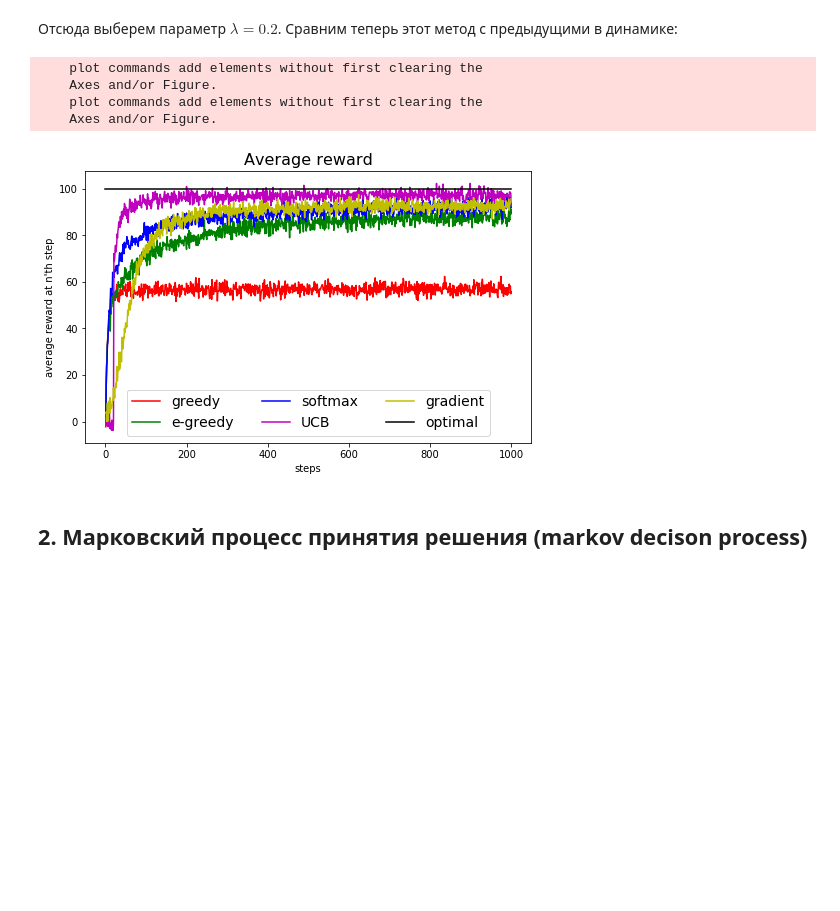
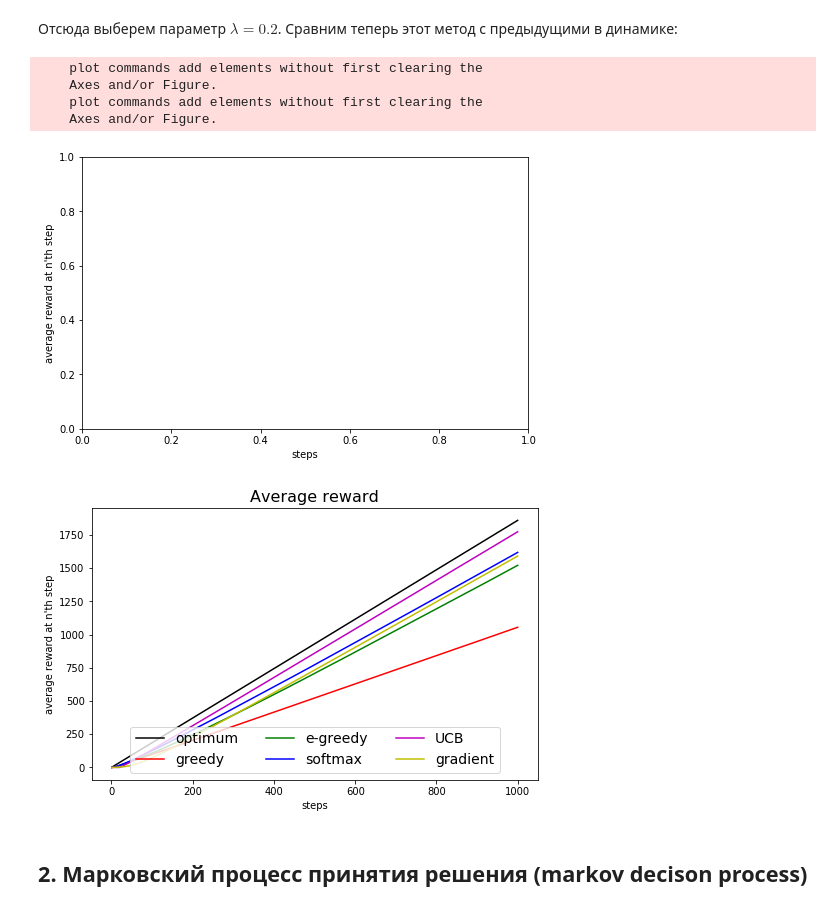
Before and after one commit to v-sopov/renju, a Jupyter notebook: lab4_solution.ipynb, the cells around one changed output. Saved outputs shown, nothing was run; the diff lists cells and outputs as text; code cells hidden in the pictures; blank space fills up the shorter version.

Commit message:
Added simple environment model

```diff
--- a/lab4_solution.ipynb
+++ b/lab4_solution.ipynb
@@ -91,34 +91,36 @@ class Player:
         self.strategy_class = strategy_class
         self.steps = steps
         self.strategy_args = kwargs
-    def evaluate(self, games=10000, progressbar=True,hold=False, show=True,
+    def evaluate(self, games=1000, progressbar=True,hold=False, show=True,
                  show_opt=True, smoothen=False, color='b', label=' '):
         rewards = np.zeros(self.steps)
-        optimum = 0.0
+        optimum = np.zeros(self.steps)
         if progressbar:
             games_range = log_progress(range(games), every=10)
         else:
             games_range = range(games)
         for game in games_range:
             model = MAB_Model(self.actions)
-            optimum += model.reward_means.max()
             strategy = self.strategy_class(model, **(self.strategy_args))
             for i in range(self.steps):
-                rewards[i] += strategy.make_step()
-        rewards /= games
-        optimum /= games
+                rewards[i] += strategy.make_step() / games
+                optimum[i] += model.reward_means.max() / games
+        for i in range(1, self.steps):
+            rewards[i] += rewards[i-1]
+            optimum[i] += optimum[i-1]
         if show:
             x = np.arange(1, self.steps+1)
             if show_opt:
-                plt.plot(x, np.full_like(rewards, 100), 'k', label='optimum')
-            plot_rewards = rewards * 100/optimum
+                plt.plot(x, optimum, 'k', label='optimum')
+            plot_rewards = rewards
             if (smoothen):
+                plot_rewards = rewards.copy()
                 plot_rewards = gaussian_filter1d(plot_rewards, 10.0)
             plt.plot(x, plot_rewards, color, label=label)
             plt.title('Average reward', fontsize=16)
             if not hold:
                 plt.show()
-        return round(rewards.sum() * 100  / optimum / games)
+        return round(rewards.sum() * 100  / optimum.sum())
 # %% [markdown]
 ### Реализуем жадную стратегию
 # %%
@@ -353,30 +389,31 @@ print("Max result:", str(max(grad_results)) + "%")
 # %%
 games_num = 1000
 
 plt.figure(figsize=(8, 5))
 plt.xlabel('steps')
-plt.ylabel("average reward at n'th step")
+plt.ylabel("total reward at n'th step")
+plt.title('Total reward')
 plt.hold(True)
 greedy_player = Player(20, 1000, Greedy)
-greedy_player.evaluate(games=games_num, show=True, hold=True, color='r', label='greedy', show_opt=False)
+greedy_player.evaluate(games=games_num, show=True, hold=True, color='r', label='greedy', show_opt=True)
 e_greedy_player = Player(20, 1000, E_Greedy, eps=0.1)
 e_greedy_player.evaluate(games=games_num, show=True, hold=True, color='g', label='e-greedy', show_opt=False)
 softmax_player = Player(20, 1000, Softmax, eps=0.25)
 softmax_player.evaluate(games=games_num, show=True, hold=True, color='b', label='softmax', show_opt=False)
 ucb_player = Player(20, 1000, UCB, eps=0.25)
 ucb_player.evaluate(games=games_num, show=True, hold=True, color='m', label='UCB', show_opt=False)
 grad_player = Player(20, 1000, Gradient, lambd=0.2)
 grad_player.evaluate(games=games_num, show=True, hold=True, color='y', label='gradient', show_opt=False)
-plt.plot([0, 1000], [100, 100], 'k', label='optimal')
 plt.hold(False)
 plt.legend(loc='lower center', ncol=3, fontsize=14)
 plt.show()
 # %% [output]
     plot commands add elements without first clearing the
     Axes and/or Figure.
     plot commands add elements without first clearing the
     Axes and/or Figure.
-[figure, old version]
+[figure, new version]
+[figure, added]
 # %% [markdown]
 ## 2. Марковский процесс принятия решения (markov decison process)
 # %% [markdown]
```
Also changed, not shown: parts of 8 cells of this notebook.
